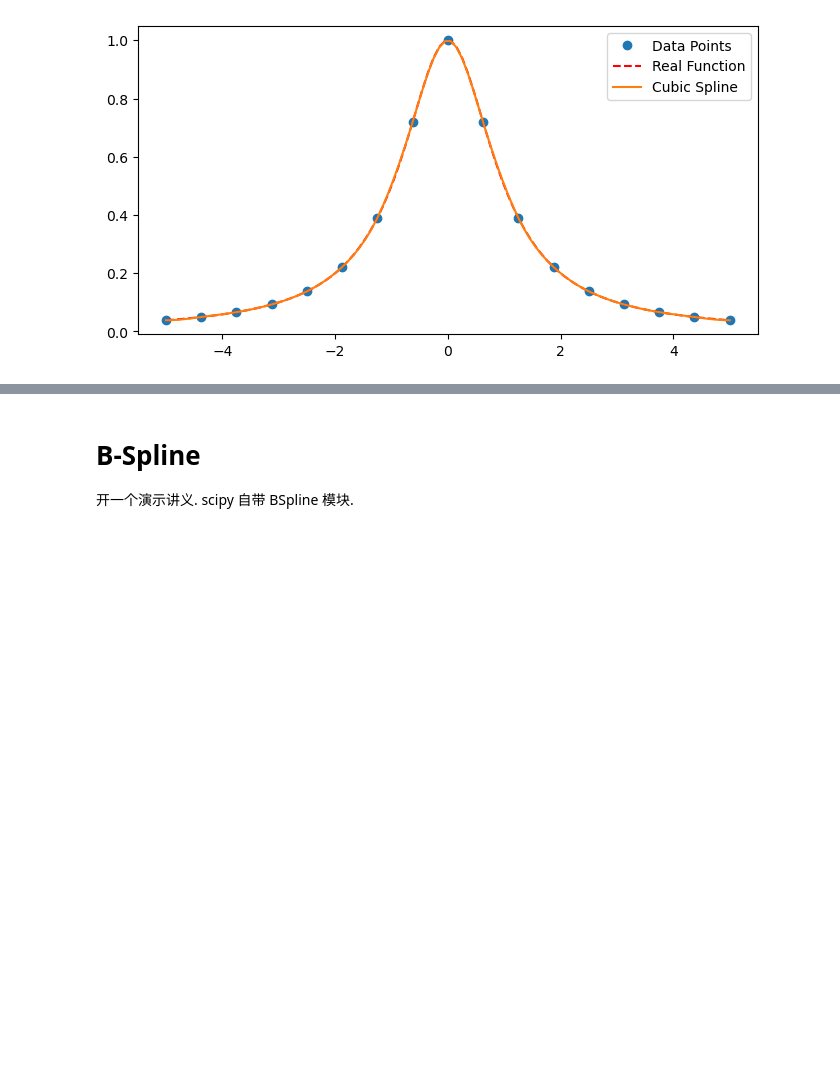
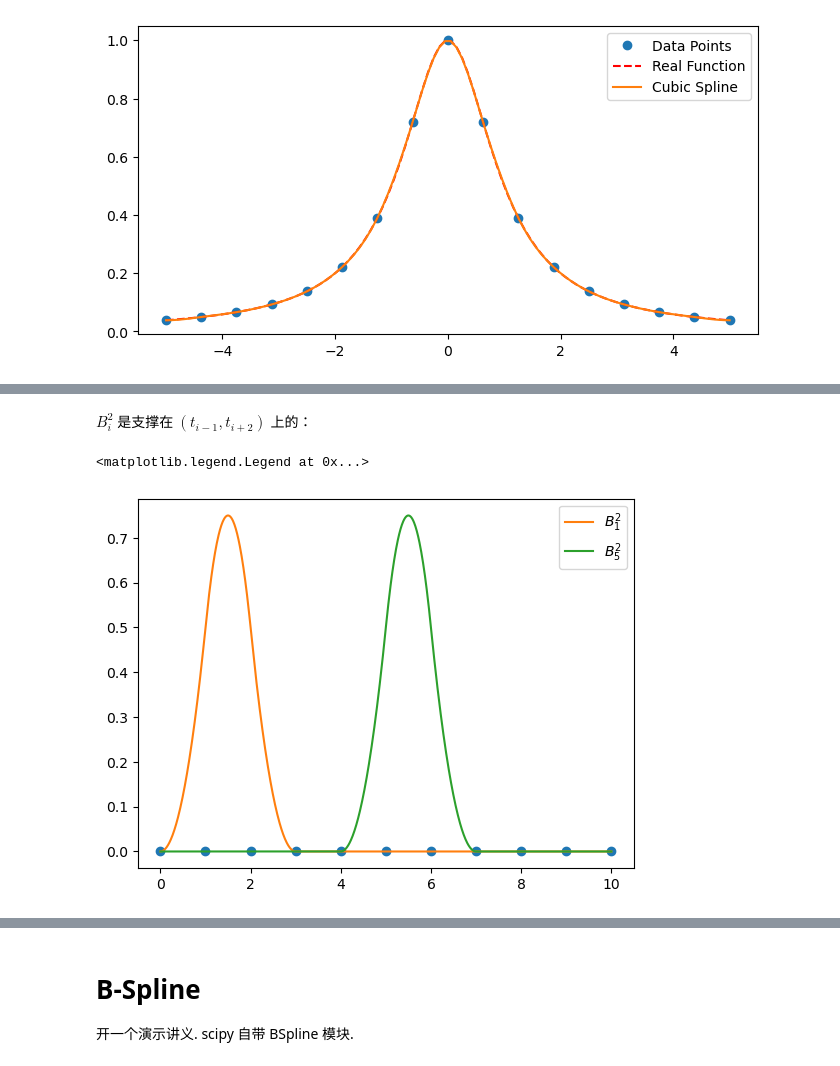
Before and after one commit to wangheyu/NA, a Jupyter notebook: Spline.ipynb, the cells around one changed output, grey strips where cells are left out. Drawn from its saved outputs; the diff is of its cells as text; code cells hidden in the pictures; blank space fills up the shorter version.

```diff
--- a/Spline.ipynb
+++ b/Spline.ipynb
@@ -89,0 +133,13 @@ plt.show()
+# %% [markdown]
+$B_i^2$ 是支撑在 $(t_{i - 1}, t_{i + 2})$ 上的：
+# %%
+n = 2
+plt.plot(Z, np.zeros(len(Z)), 'o')
+i = 1
+plt.plot(x, Bspline(n, 1, x), label=f'$B_{i}^{n}$')
+i = 5
+plt.plot(x, Bspline(n, 5, x), label=f'$B_{i}^{n}$')
+plt.legend()
+# %% [output]
+<matplotlib.legend.Legend at 0x...>
+[figure, added]
```
Also changed, not shown: parts of 25 cells of this notebook, 1 other file.
